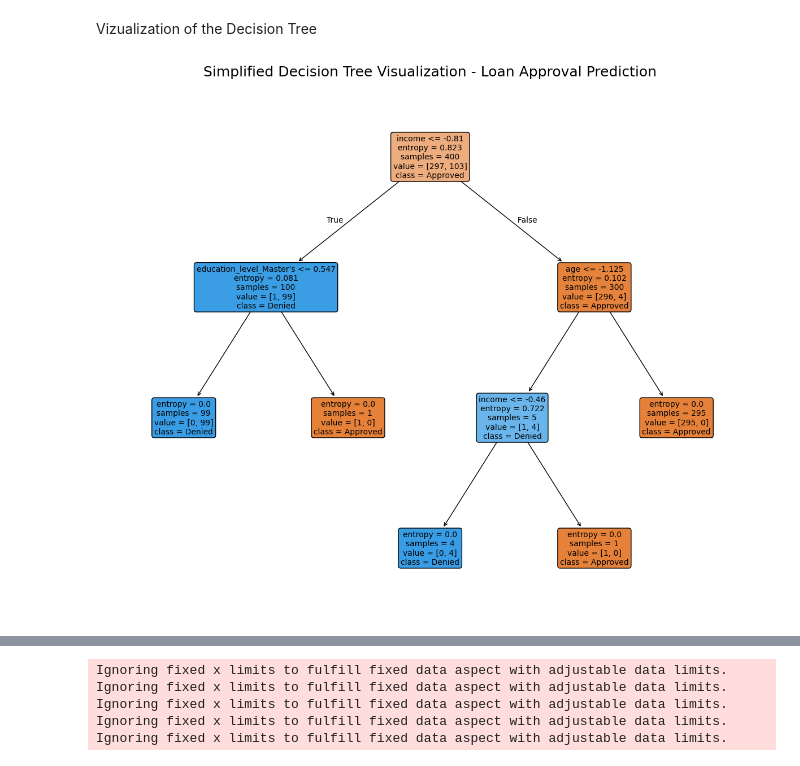
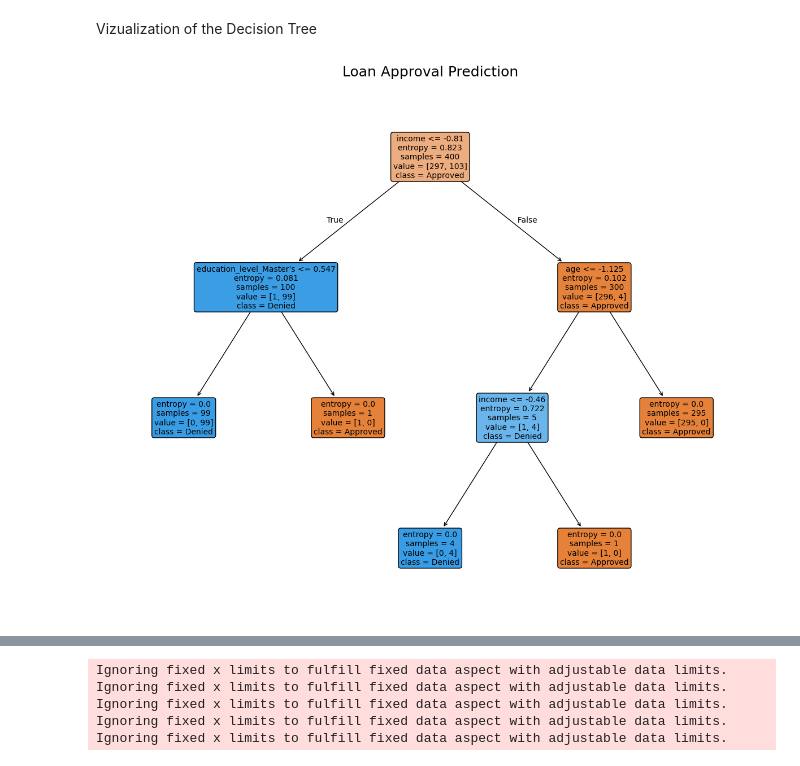
Before and after one commit to SoftwareReboot/MachineLearning-Model, a Jupyter notebook: Decision Tree.ipynb, the cells around one changed output, grey strips where cells are left out. Cells and saved outputs as stored; diff of their text form; code cells hidden in the pictures.

```diff
--- a/Decision Tree.ipynb
+++ b/Decision Tree.ipynb
@@ -132,15 +127,15 @@ Vizualization of the Decision Tree
 # %%
 # Generate the visualization
 plt.figure("Decision Tree - Simple Fix", figsize=(15, 12))
 plot_tree(
     model,
     feature_names=list(X_processed.columns),
     class_names=class_names,
     filled=True,
     fontsize=10,
     rounded=True
 )
-plt.title("Simplified Decision Tree Visualization - Loan Approval Prediction", fontsize=18, pad=20)
+plt.title("Loan Approval Prediction", fontsize=18, pad=20)
 plt.show()
 # %% [output]
-[figure, old version]
+[figure, new version]
```
Also changed, not shown: parts of 6 cells of this notebook, 3 other files.
